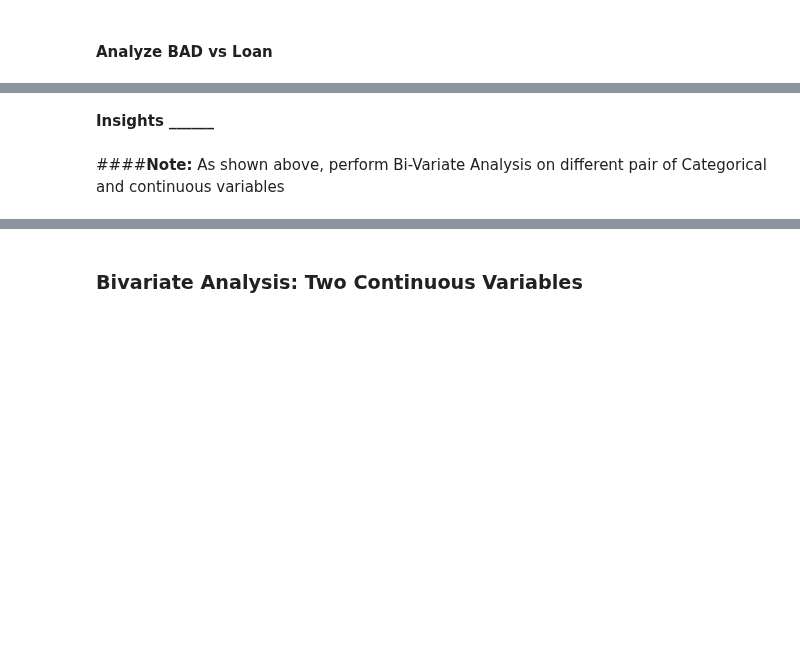
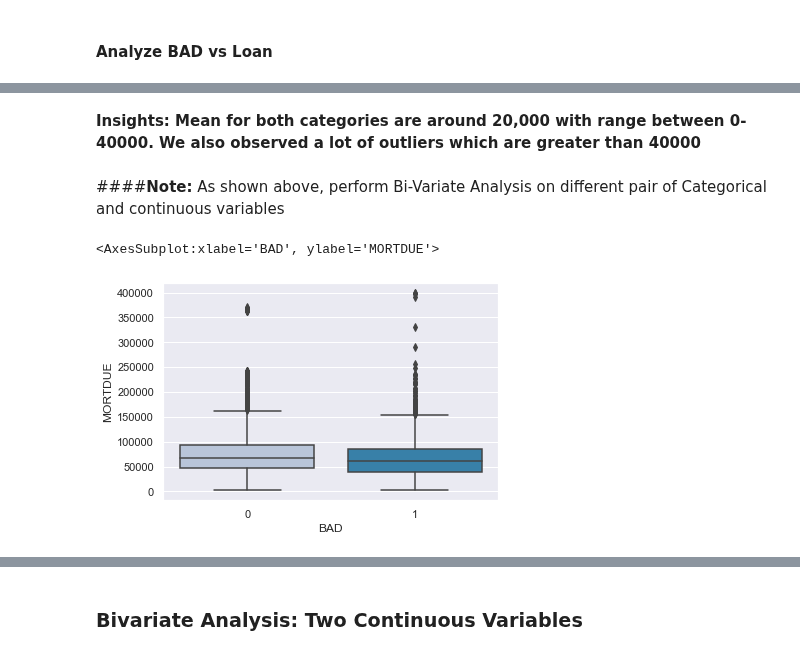
Before and after one commit to asadTariq666/Python_work, a Jupyter notebook: Loan Default Classification/Reference_Notebook_Milestone_1_Classification .ipynb, the cells around one changed output, grey strips where cells are left out. Cells and saved outputs as stored; diff of their text form; code cells hidden in the pictures; blank space fills up the shorter version.

```diff
--- a/Loan Default Classification/Reference_Notebook_Milestone_1_Classification .ipynb
+++ b/Loan Default Classification/Reference_Notebook_Milestone_1_Classification .ipynb
@@ -484,4 +491,9 @@ sns.boxplot(data["BAD"],data['LOAN'],palette="PuBu")
-# %% [markdown]
-**Insights ______**
+# %% [markdown]
+**Insights: Mean for both categories are around 20,000 with range between 0-40000. We also observed a lot of outliers which are greater than 40000**
 # %% [markdown]
 ####**Note:** As shown above, perform Bi-Variate Analysis on different pair of Categorical and continuous variables
+# %%
+sns.boxplot(data["BAD"],data['MORTDUE'],palette="PuBu")
+# %% [output]
+<AxesSubplot:xlabel='BAD', ylabel='MORTDUE'>
+[figure, added]
```
Also changed, not shown: parts of 34 cells of this notebook.
